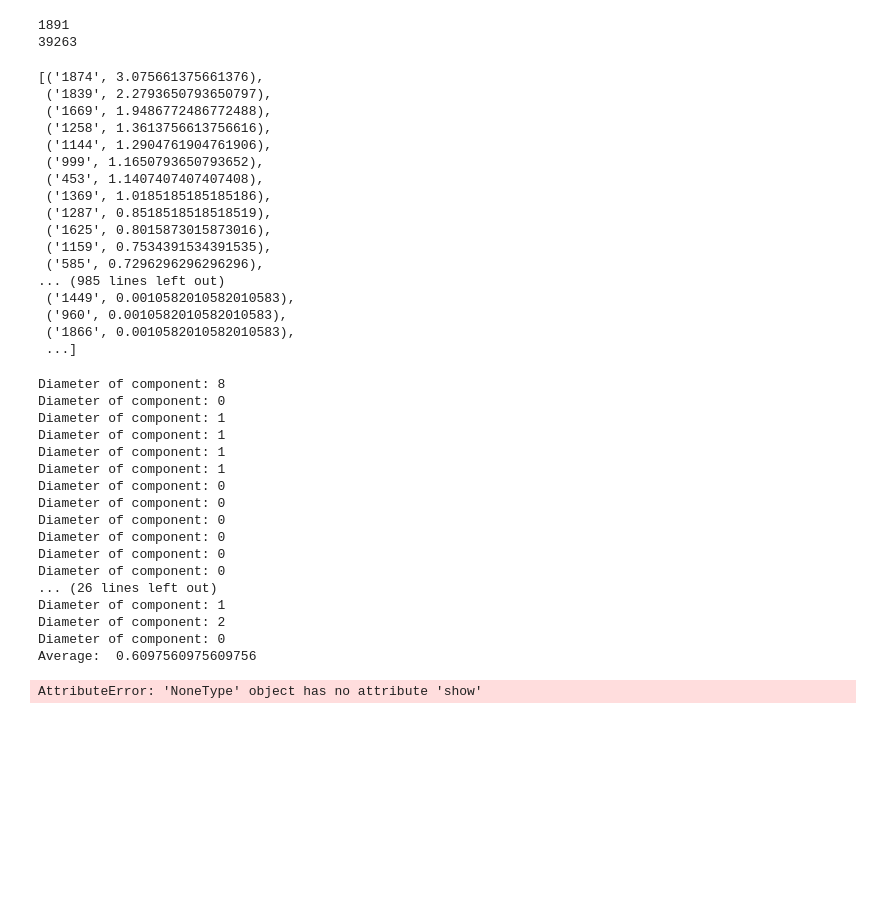
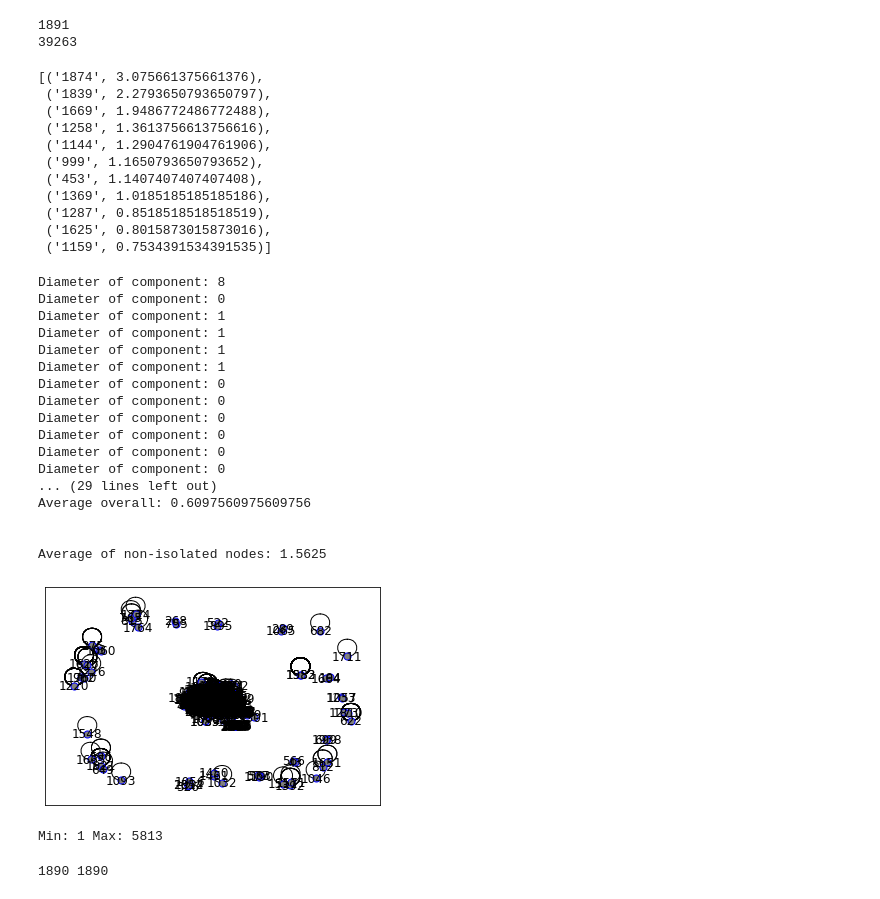
Before and after one commit to beninbar/DATA_620, a Jupyter notebook: Assignment 3 (week 2 part 1 Graph Viz)/Assignment 3 (week 2 part 1)_Ben Inbar+Josh Forster.ipynb, the cells around one changed output. Drawn from its saved outputs; the diff is of its cells as text; code cells hidden in the pictures; blank space fills up the shorter version.

```diff
--- a/Assignment 3 (week 2 part 1 Graph Viz)/Assignment 3 (week 2 part 1)_Ben Inbar+Josh Forster.ipynb
+++ b/Assignment 3 (week 2 part 1 Graph Viz)/Assignment 3 (week 2 part 1)_Ben Inbar+Josh Forster.ipynb
@@ -33,9 +34,9 @@ print(emails.number_of_edges())
 1891
 39263
 # %%
-# Calculate degree centrality
+# Calculate degree centrality, show top 10.
 centrality = nx.degree_centrality(emails)
-sorted(centrality.items(), key=lambda x:x[1], reverse=True)
+sorted(centrality.items(), key=lambda x:x[1], reverse=True)[:11]
 # %% [output]
 [('1874', 3.075661375661376),
  ('1839', 2.2793650793650797),
@@ -47,28 +48,21 @@ sorted(centrality.items(), key=lambda x:x[1], reverse=True)
  ('1369', 1.0185185185185186),
  ('1287', 0.8518518518518519),
  ('1625', 0.8015873015873016),
- ('1159', 0.7534391534391535),
- ('585', 0.7296296296296296),
-... (985 lines left out)
- ('1449', 0.0010582010582010583),
- ('960', 0.0010582010582010583),
- ('1866', 0.0010582010582010583),
- ...]
+ ('1159', 0.7534391534391535)]
 # %%
-# # Calculate the diameter of the graph
-# diameter = nx.diameter(emails)
-# print("Diameter:", diameter)
-
 # Since graph is not connected and contains multiple subgraphs, calculate diameters of each.
 components = nx.connected_components(emails)
-mean=[]
+diam=[]
 for component in components:
     component_graph = emails.subgraph(component)
     diameter = nx.diameter(component_graph)
-    mean.append(diameter)
+    diam.append(diameter)
     print("Diameter of component:", diameter)
 
-print("Average: ", sum(mean)/len(mean))
+# Also calculating mean diameter for non-isolated subgraphs.
+print("Average overall:", sum(diam)/len(diam))
+print("\n")
+print("Average of non-isolated node subgraphs:", np.mean([x for x in diam if x > 0]))
 # %% [output]
 Diameter of component: 8
 Diameter of component: 0
@@ -82,27 +76,38 @@ Diameter of component: 0
 Diameter of component: 0
 Diameter of component: 0
 Diameter of component: 0
-... (26 lines left out)
-Diameter of component: 1
-Diameter of component: 2
-Diameter of component: 0
-Average:  0.6097560975609756
+... (29 lines left out)
+Average overall: 0.6097560975609756
+
+
+Average of non-isolated nodes: 1.5625
 # %%
-import pyvis
-from pyvis.network import Network
-import graphviz
-
-net = Network()
-
-for node in emails.nodes():
-    net.add_node(node)
-
-for edge in emails.edges():
-    net.add_edge(edge[0], edge[1])
-
-# hm = net.from_nx(emails)
-
-# # Visualize and save the network graph
-# net.show("network.html")
+#g = nx.from_pandas_edgelist(emails,'From','To',create_using=nx.Graph())
+nx.draw_networkx(emails,with_labels=True, edgecolors='blue', node_color='gray', node_size=50)
+plt.show();
 # %% [output]
-AttributeError: 'NoneType' object has no attribute 'show'
+[figure, added]
+# %%
+deg = nx.degree(emails)
+print('Min:',min(dict(deg).values()),'Max:',max(dict(deg).values()))
+# %% [output]
+Min: 1 Max: 5813
+# %%
+# Here we tried trimming down the size to see more of the common patterns across the network based on degree calculation
+# from the textbook.
+def trim_deg(graph,degree):
+    '''
+    Using the function shown to prune the network in the textbook
+    '''
+    g2=graph.copy()
+    d=nx.degree(g2)
+    for n in g2.nodes():
+        if d[n]<=degree:
+            g2.remove_node(n)
+            return g2
+
+emails2 = trim_deg(emails,degree=3)
+emails3 = trim_deg(emails,degree=5)
+print(len(emails2), len(emails3))
+# %% [output]
+1890 1890
```
Also changed, not shown: parts of 4 cells of this notebook.
